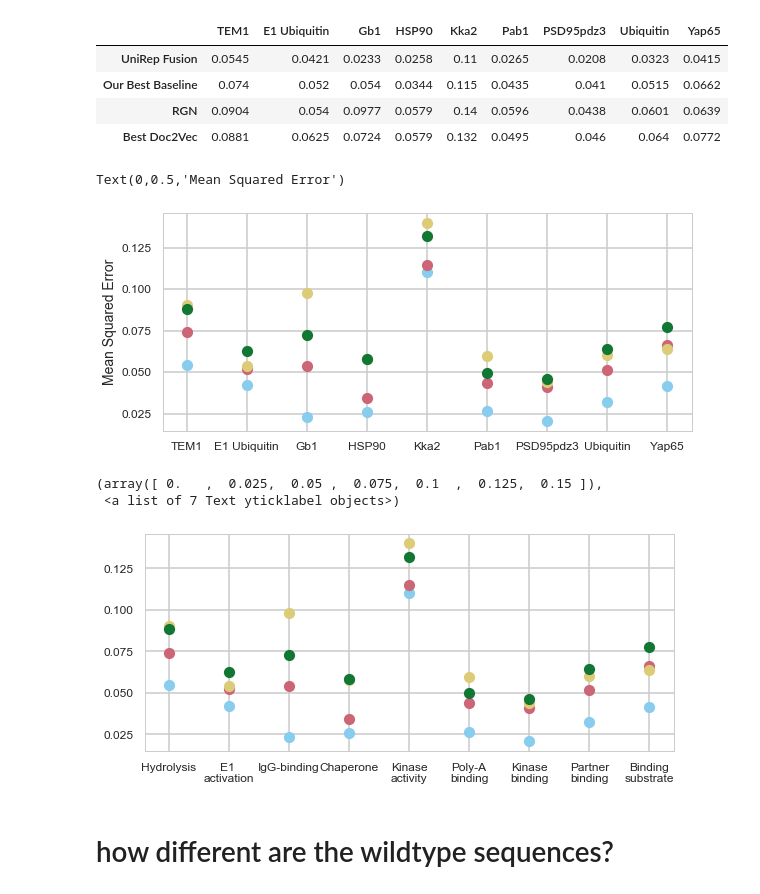
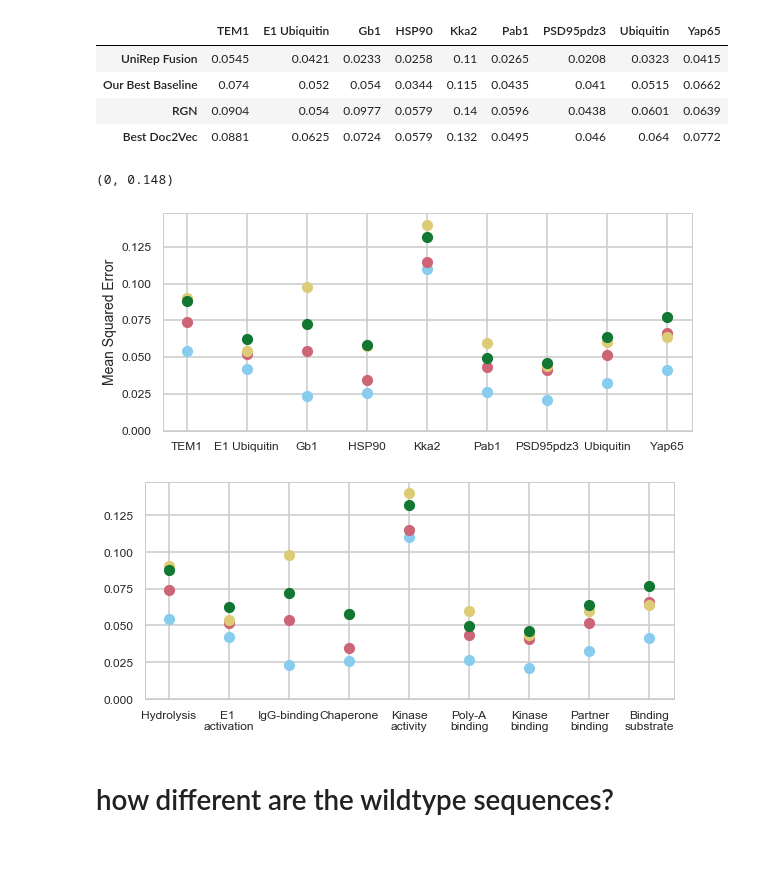
Before and after one commit to churchlab/UniRep-analysis, a Jupyter notebook: figures/figure3/FINAL_Fig3e_Quant_function_prediction_Fig3b_stability_ssm2_significance_SuppTableS4-5.ipynb, the cells around one changed output. Cells and saved outputs as stored; diff of their text form; code cells hidden in the pictures; blank space fills up the shorter version.

```diff
--- a/figures/figure3/FINAL_Fig3e_Quant_function_prediction_Fig3b_stability_ssm2_significance_SuppTableS4-5.ipynb
+++ b/figures/figure3/FINAL_Fig3e_Quant_function_prediction_Fig3b_stability_ssm2_significance_SuppTableS4-5.ipynb
@@ -356,30 +356,30 @@ intermediate.T.plot(marker='o',linewidth=0, ax=ax, legend=None)
 plt.xticks(range(9),intermediate.columns, rotation=0, fontsize=12)
 plt.yticks(fontsize=12)
 plt.ylabel('Mean Squared Error', fontsize=14)
+plt.ylim(0,0.148)
 #plt.xticks(range(9),functions, rotation=0)
 
 #plt.title("Mean Squared Error - Function Prediction")
 
 #plot_style_utils.save_for_pub(fig=fig, path="./figures/functional_datasets_names", dpi=250)
 # %% [output]
-Text(0,0.5,'Mean Squared Error')
+(0, 0.148)
-[figure, old version]
+[figure, new version]
 # %%
 fig = plt.figure(figsize=(4.74*2, 2*2))
 ax = fig.subplots()
 intermediate.T.plot(marker='o',linewidth=0, ax=ax, legend=None)
 #plt.legend(loc='center left', bbox_to_anchor=(1, 0.5))
 #plt.xticks(range(9),intermediate.columns, rotation=0, fontsize=12)
 plt.xticks(range(9),functions, rotation=0, fontsize=12)
 plt.yticks(fontsize=12)
+plt.ylim(0,0.148)
 
 #plt.title("Mean Squared Error - Function Prediction")
 
-#plot_style_utils.save_for_pub(fig=fig, path="./figures/functional_datasets", dpi=250)
+plot_style_utils.save_for_pub(fig=fig, path="./functional_datasets", dpi=250)
 # %% [output]
-(array([ 0.   ,  0.025,  0.05 ,  0.075,  0.1  ,  0.125,  0.15 ]),
- <a list of 7 Text yticklabel objects>)
-[figure, old version]
+[figure, new version]
 # %% [markdown]
 # how different are the wildtype sequences?
 # %%
```
